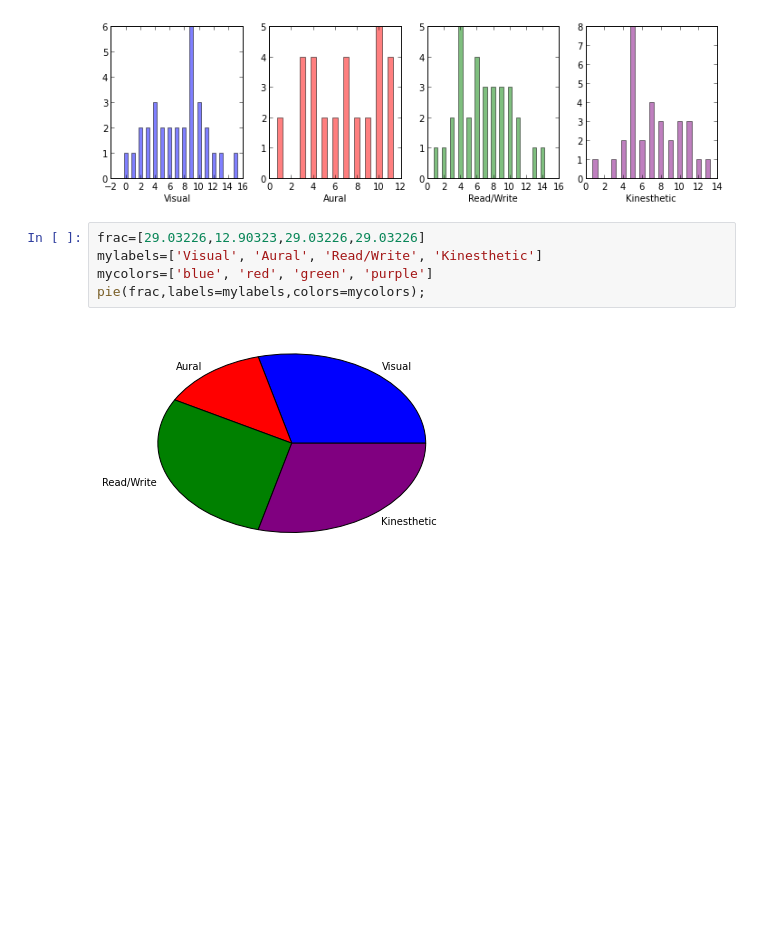
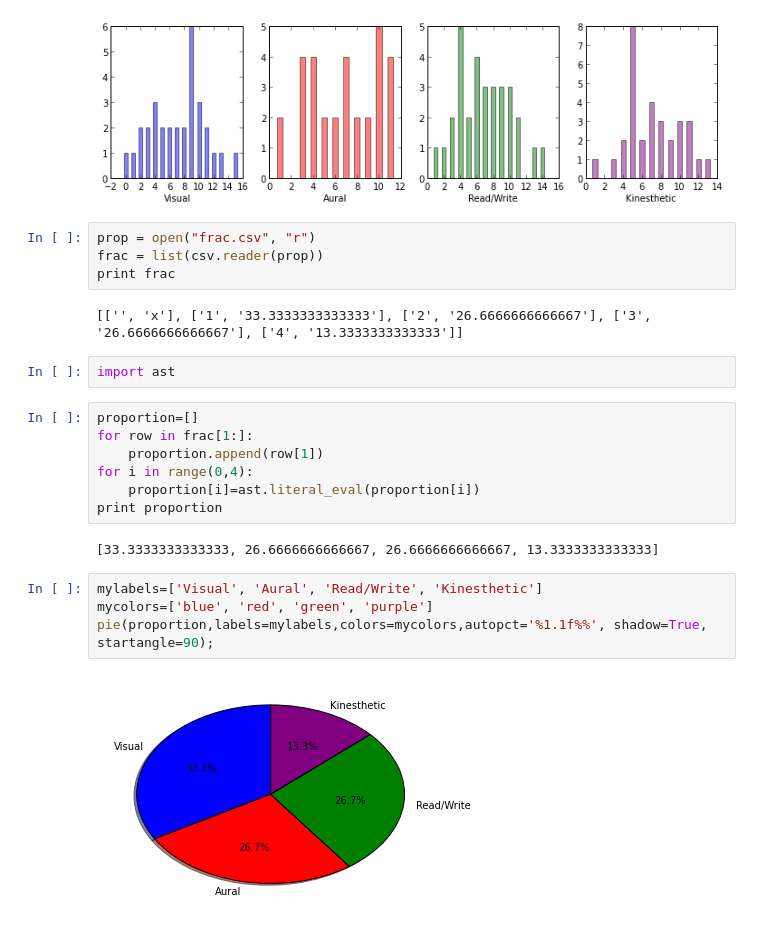
Before and after one commit to SunnySunnia/questionnaire_Group-1, a Jupyter notebook: Visual1.ipynb, the cells around one changed output. Drawn from its saved outputs; the diff is of its cells as text; blank space fills up the shorter version.

Commit message:
the two plots are set

```diff
--- a/Visual1.ipynb
+++ b/Visual1.ipynb
@@ -73,10 +57,26 @@ axes[3].bar(n, Kines, align="center", width=0.5, alpha=0.5,color='purple')
 axes[3].set_xlabel('Kinesthetic');
 # %% [output]
 [figure]
+# %%
+prop = open("frac.csv", "r")
+frac = list(csv.reader(prop))
+print frac
+# %% [output]
+[['', 'x'], ['1', '33.3333333333333'], ['2', '26.6666666666667'], ['3', '26.6666666666667'], ['4', '13.3333333333333']]
+# %%
+import ast
+# %%
+proportion=[]
+for row in frac[1:]:
+    proportion.append(row[1])
+for i in range(0,4):
+    proportion[i]=ast.literal_eval(proportion[i])
+print proportion
+# %% [output]
+[33.3333333333333, 26.6666666666667, 26.6666666666667, 13.3333333333333]
 # %%
-frac=[29.03226,12.90323,29.03226,29.03226]
 mylabels=['Visual', 'Aural', 'Read/Write', 'Kinesthetic']
 mycolors=['blue', 'red', 'green', 'purple']
-pie(frac,labels=mylabels,colors=mycolors);
+pie(proportion,labels=mylabels,colors=mycolors,autopct='%1.1f%%', shadow=True, startangle=90);
 # %% [output]
-[figure, old version]
+[figure, new version]
```
Also changed, not shown: parts of 6 cells of this notebook.
